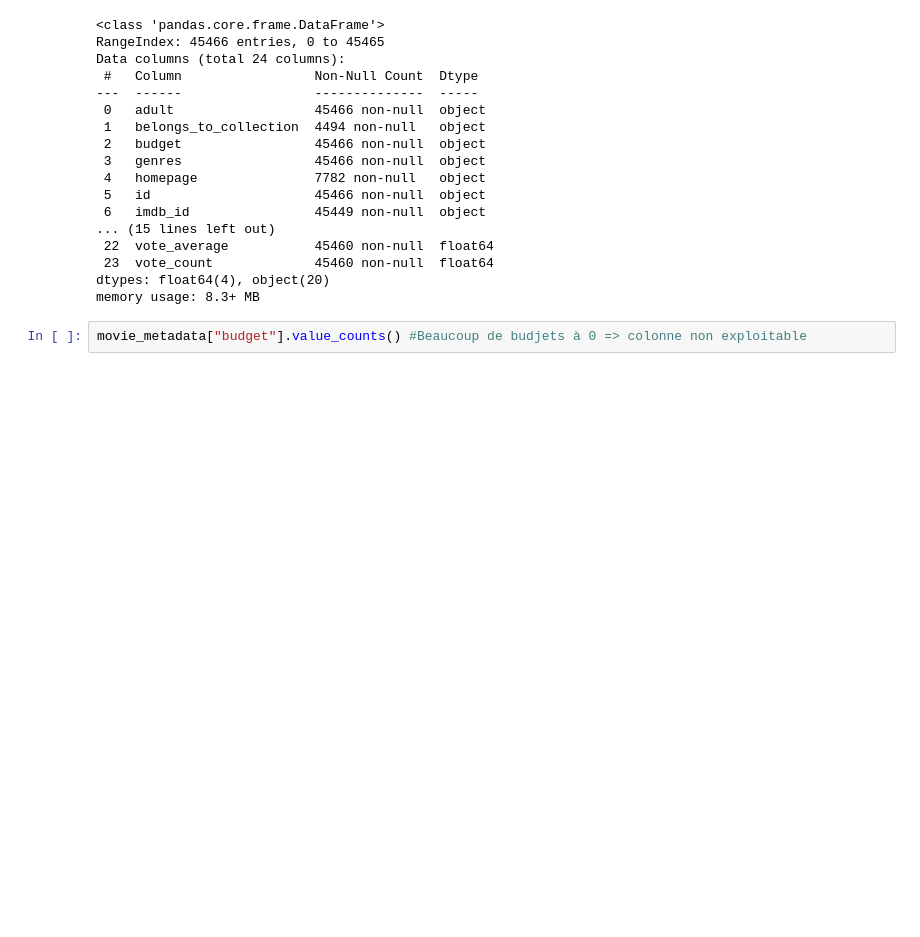
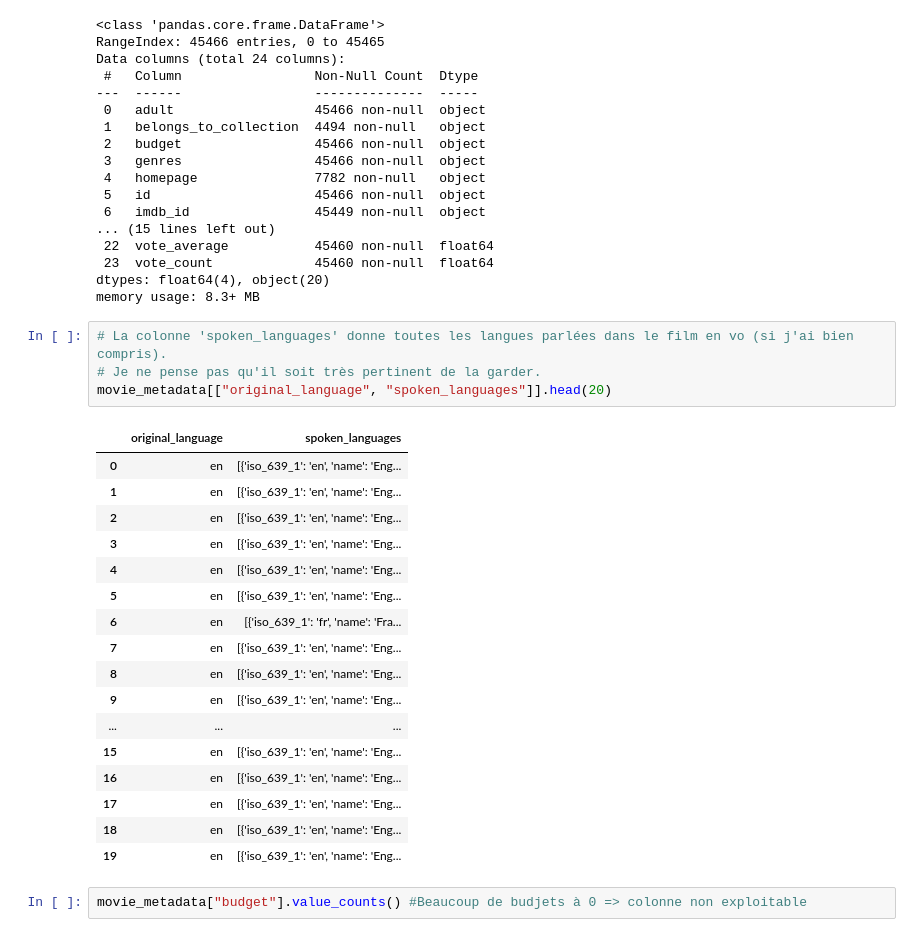
Before and after one commit to Alexkarneff/Projet-Netflix, a Jupyter notebook: code/projet_netflix.ipynb, the cells around one changed output. Cells and saved outputs as stored; diff of their text form; blank space fills up the shorter version.

```diff
--- a/code/projet_netflix.ipynb
+++ b/code/projet_netflix.ipynb
@@ -73,6 +73,28 @@ Data columns (total 24 columns):
  23  vote_count             45460 non-null  float64
 dtypes: float64(4), object(20)
 memory usage: 8.3+ MB
+# %%
+# La colonne 'spoken_languages' donne toutes les langues parlées dans le film en vo (si j'ai bien compris).
+# Je ne pense pas qu'il soit très pertinent de la garder.
+movie_metadata[["original_language", "spoken_languages"]].head(20)
+# %% [output]
+|  | original_language | spoken_languages |
+| 0 | en | [{'iso_639_1': 'en', 'name': 'Eng... |
+| 1 | en | [{'iso_639_1': 'en', 'name': 'Eng... |
+| 2 | en | [{'iso_639_1': 'en', 'name': 'Eng... |
+| 3 | en | [{'iso_639_1': 'en', 'name': 'Eng... |
+| 4 | en | [{'iso_639_1': 'en', 'name': 'Eng... |
+| 5 | en | [{'iso_639_1': 'en', 'name': 'Eng... |
+| 6 | en | [{'iso_639_1': 'fr', 'name': 'Fra... |
+| 7 | en | [{'iso_639_1': 'en', 'name': 'Eng... |
+| 8 | en | [{'iso_639_1': 'en', 'name': 'Eng... |
+| 9 | en | [{'iso_639_1': 'en', 'name': 'Eng... |
+| ... | ... | ... |
+| 15 | en | [{'iso_639_1': 'en', 'name': 'Eng... |
+| 16 | en | [{'iso_639_1': 'en', 'name': 'Eng... |
+| 17 | en | [{'iso_639_1': 'en', 'name': 'Eng... |
+| 18 | en | [{'iso_639_1': 'en', 'name': 'Eng... |
+| 19 | en | [{'iso_639_1': 'en', 'name': 'Eng... |
 # %%
 movie_metadata["budget"].value_counts() #Beaucoup de budjets à 0 => colonne non exploitable
 # %% [output]
```
Also changed, not shown: parts of 3 cells of this notebook, 1 other file.
